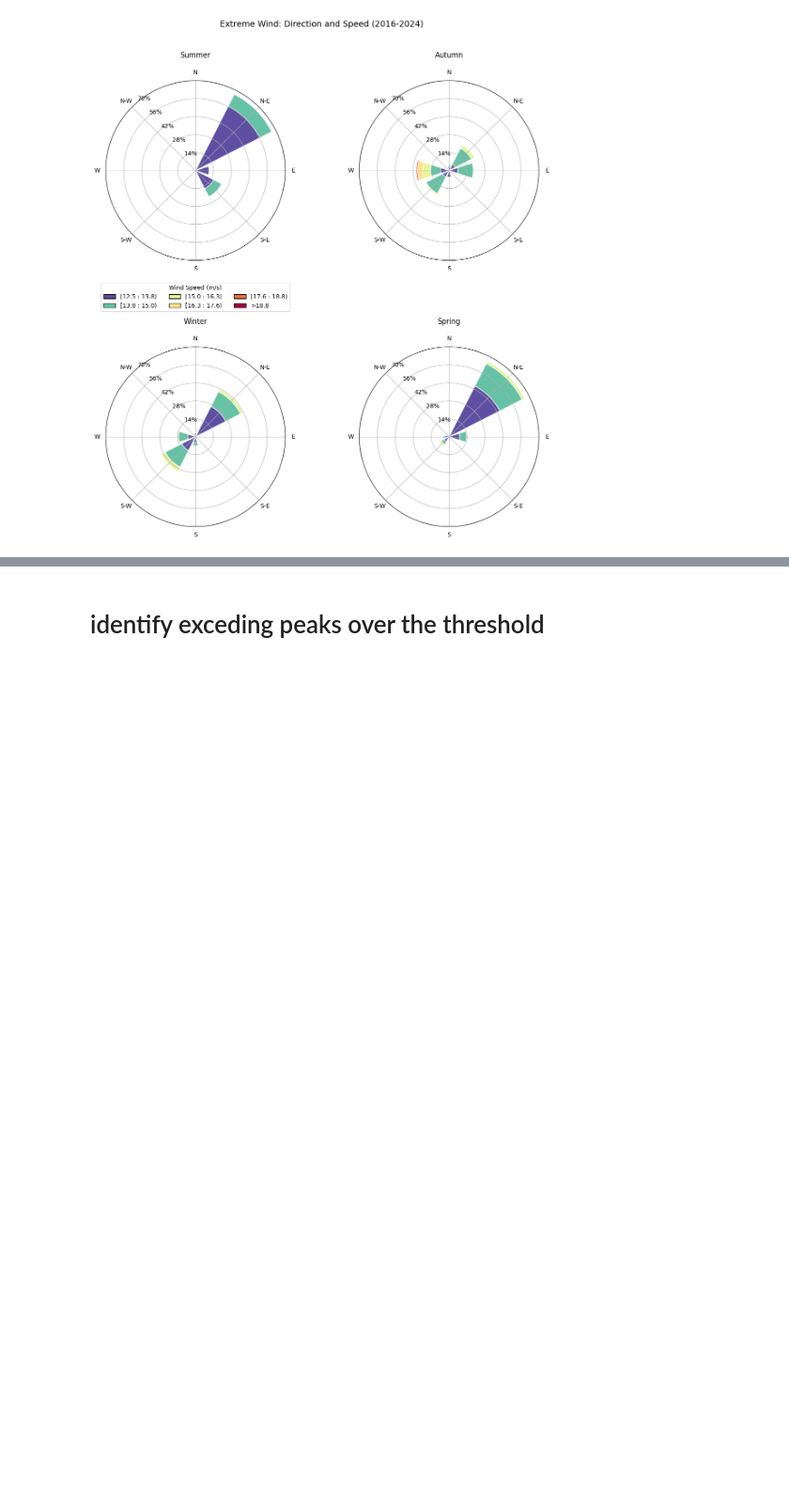
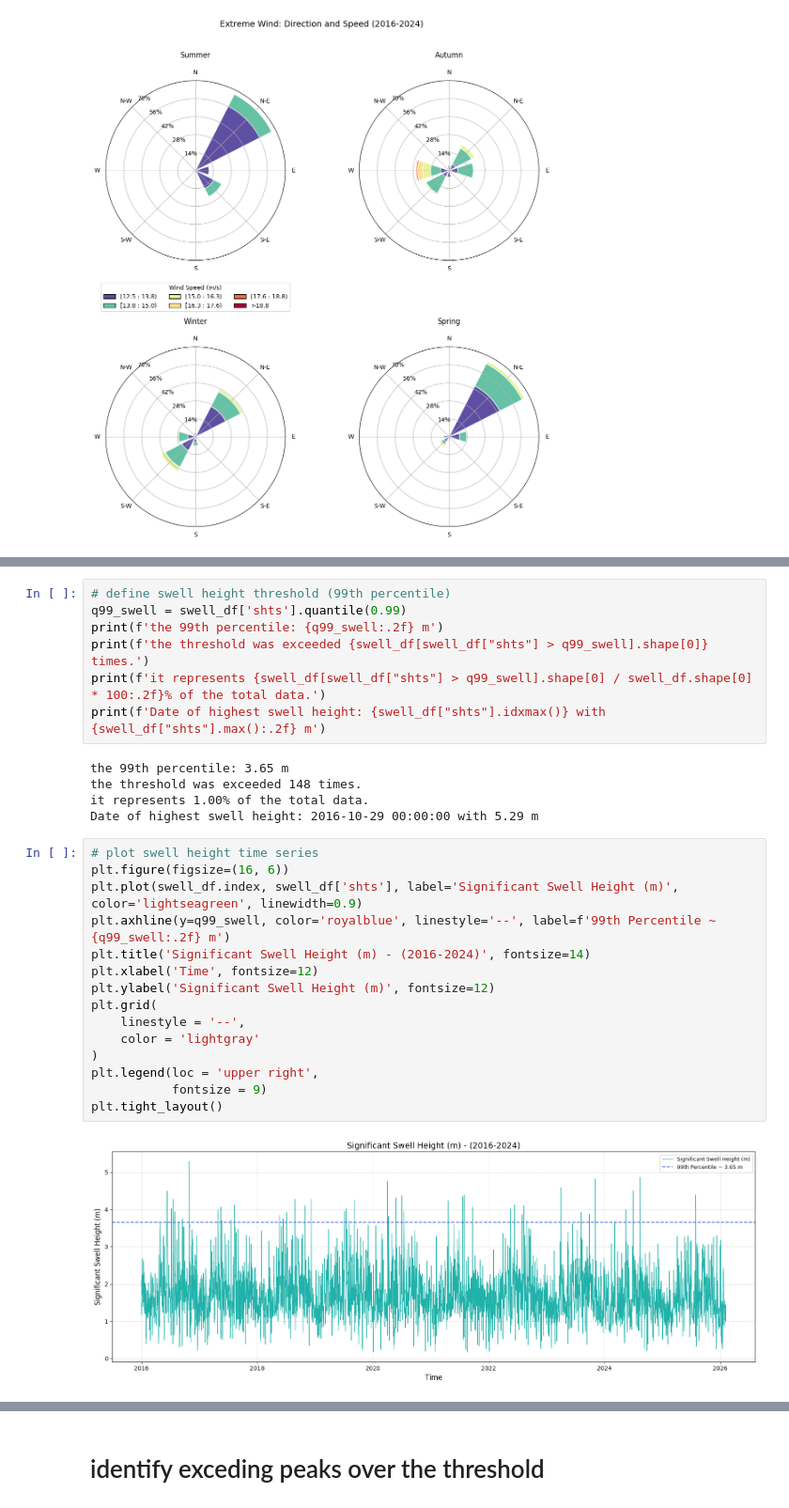
Before and after one commit to loclisam/SARC_LISA_2025, a Jupyter notebook: meteocean_organized_v1.ipynb, the cells around one changed output, grey strips where cells are left out. Shown at 94% size. Drawn from its saved outputs; the diff is of its cells as text; blank space fills up the shorter version.

```diff
--- a/meteocean_organized_v1.ipynb
+++ b/meteocean_organized_v1.ipynb
@@ -919,0 +957,29 @@ plt.show()
+# %%
+# define swell height threshold (99th percentile)
+q99_swell = swell_df['shts'].quantile(0.99)
+print(f'the 99th percentile: {q99_swell:.2f} m')
+print(f'the threshold was exceeded {swell_df[swell_df["shts"] > q99_swell].shape[0]} times.')
+print(f'it represents {swell_df[swell_df["shts"] > q99_swell].shape[0] / swell_df.shape[0] * 100:.2f}% of the total data.')
+print(f'Date of highest swell height: {swell_df["shts"].idxmax()} with {swell_df["shts"].max():.2f} m')
+# %% [output]
+the 99th percentile: 3.65 m
+the threshold was exceeded 148 times.
+it represents 1.00% of the total data.
+Date of highest swell height: 2016-10-29 00:00:00 with 5.29 m
+# %%
+# plot swell height time series
+plt.figure(figsize=(16, 6))
+plt.plot(swell_df.index, swell_df['shts'], label='Significant Swell Height (m)', color='lightseagreen', linewidth=0.9)
+plt.axhline(y=q99_swell, color='royalblue', linestyle='--', label=f'99th Percentile ~ {q99_swell:.2f} m')
+plt.title('Significant Swell Height (m) - (2016-2024)', fontsize=14)
+plt.xlabel('Time', fontsize=12)
+plt.ylabel('Significant Swell Height (m)', fontsize=12)
+plt.grid(
+    linestyle = '--',
+    color = 'lightgray'
+)
+plt.legend(loc = 'upper right',
+           fontsize = 9)
+plt.tight_layout()
+# %% [output]
+[figure, added]
```
Also changed, not shown: parts of 22 cells of this notebook.
